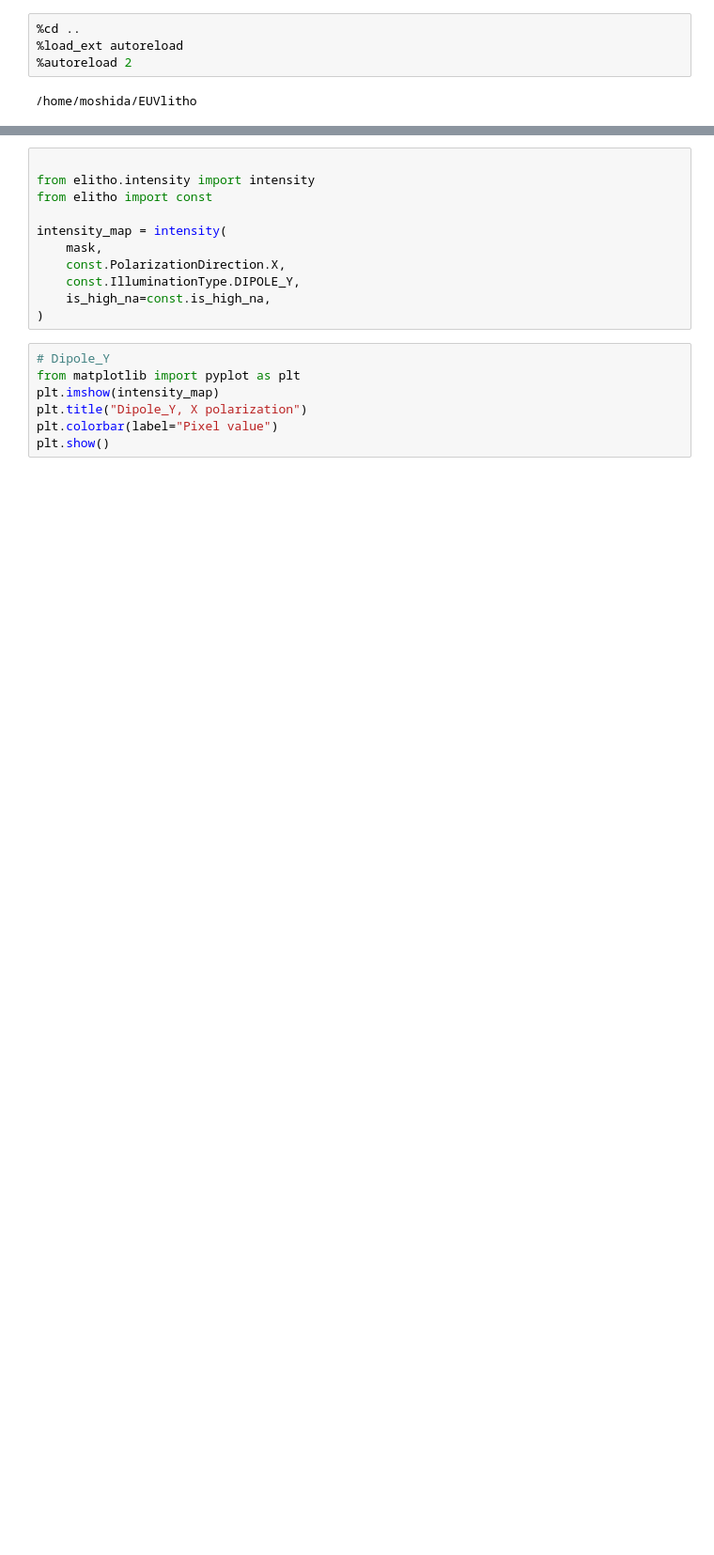
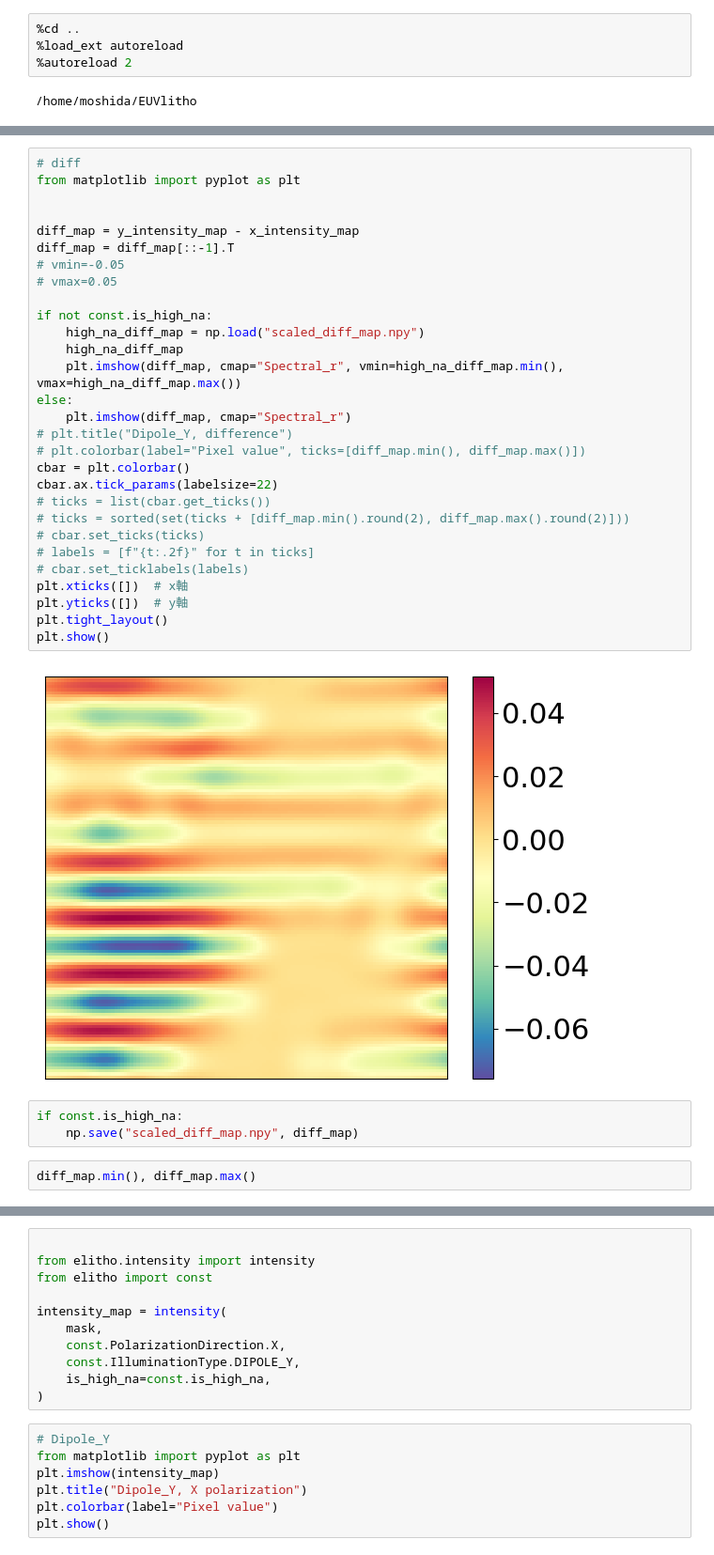
Before and after one commit to takahashi-edalab/EUVlitho, a Jupyter notebook: notebooks/abbe.ipynb, the cells around one changed output, grey strips where cells are left out. Shown at 94% size. Saved outputs shown, nothing was run; the diff lists cells and outputs as text; blank space fills up the shorter version.

```diff
--- a/notebooks/abbe.ipynb
+++ b/notebooks/abbe.ipynb
@@ -61,0 +121,36 @@ mask.shape
+# %%
+# diff
+from matplotlib import pyplot as plt
+
+
+diff_map = y_intensity_map - x_intensity_map
+diff_map = diff_map[::-1].T
+# vmin=-0.05
+# vmax=0.05
+
+if not const.is_high_na:
+    high_na_diff_map = np.load("scaled_diff_map.npy")
+    high_na_diff_map
+    plt.imshow(diff_map, cmap="Spectral_r", vmin=high_na_diff_map.min(), vmax=high_na_diff_map.max())
+else:
+    plt.imshow(diff_map, cmap="Spectral_r")
+# plt.title("Dipole_Y, difference")
+# plt.colorbar(label="Pixel value", ticks=[diff_map.min(), diff_map.max()])
+cbar = plt.colorbar()
+cbar.ax.tick_params(labelsize=22)
+# ticks = list(cbar.get_ticks())
+# ticks = sorted(set(ticks + [diff_map.min().round(2), diff_map.max().round(2)]))
+# cbar.set_ticks(ticks)
+# labels = [f"{t:.2f}" for t in ticks]
+# cbar.set_ticklabels(labels)
+plt.xticks([])  # x軸
+plt.yticks([])  # y軸
+plt.tight_layout()
+plt.show()
+# %% [output]
+[figure, added]
+# %%
+if const.is_high_na:
+    np.save("scaled_diff_map.npy", diff_map)
+# %%
+diff_map.min(), diff_map.max()
```
Also changed, not shown: parts of 17 cells of this notebook, 16 other files.
